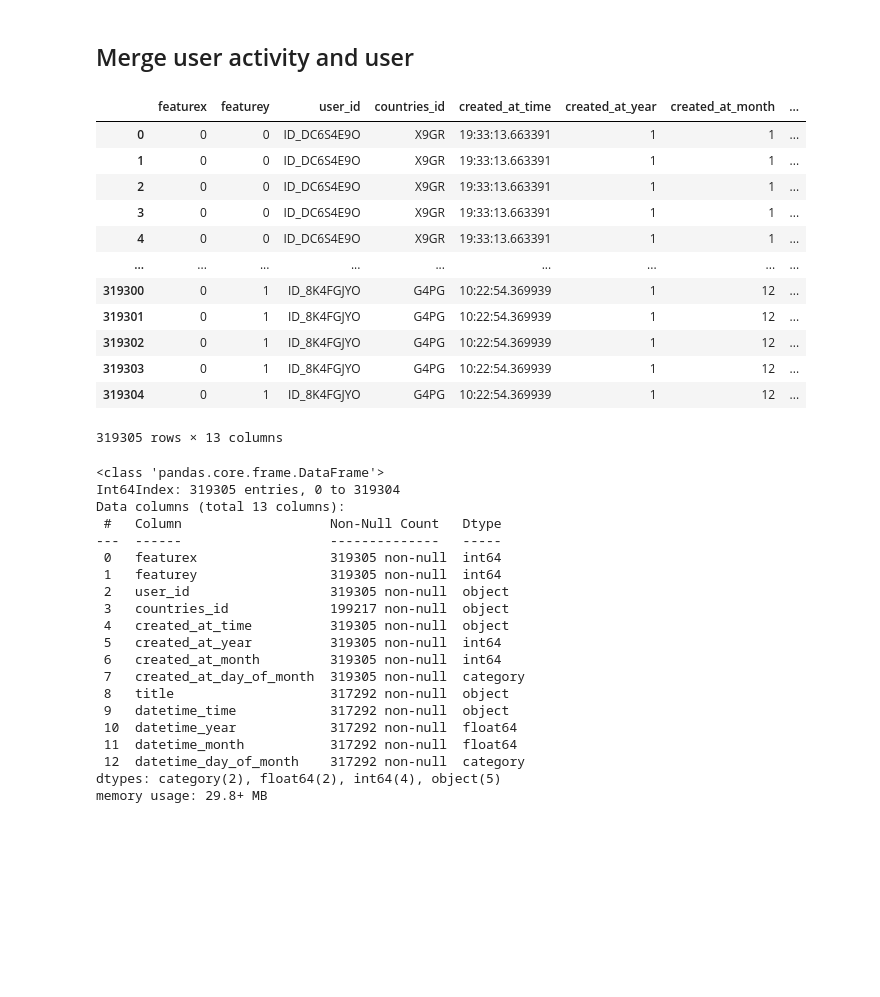
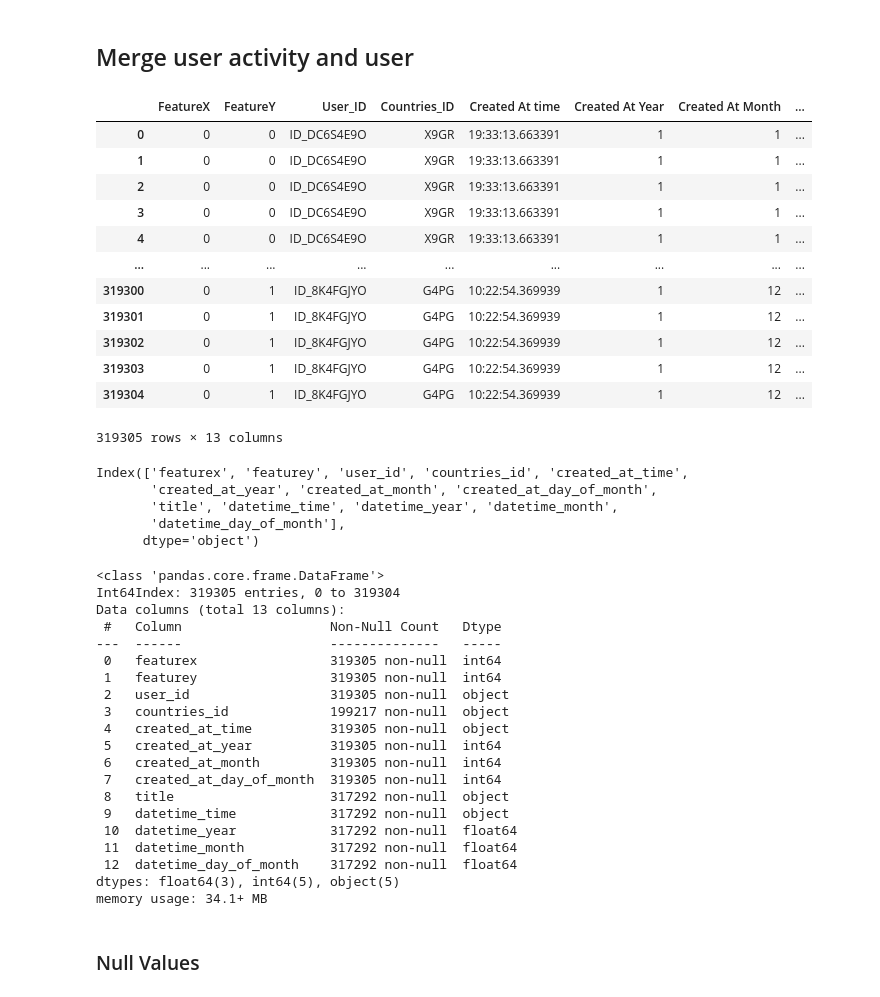
Before and after one commit to BochaberiDaisy/Zindi-New-User-Engagement-Prediction-Challenge, a Jupyter notebook: EDA.ipynb, the cells around one changed output. Drawn from its saved outputs; the diff is of its cells as text; code cells hidden in the pictures; blank space fills up the shorter version.

```diff
--- a/EDA.ipynb
+++ b/EDA.ipynb
@@ -341,10 +345,10 @@ comp=user_activity1[val]
 # %% [markdown]
 ## Merge user activity and user
 # %%
-merged_df=users1.merge(user_activity1,how='left')
+merged_df=users.merge(user_activity,how='left')
 merged_df
 # %% [output]
-|  | featurex | featurey | user_id | countries_id | created_at_time | created_at_year | created_at_month | ... |
+|  | FeatureX | FeatureY | User_ID | Countries_ID | Created At time | Created At Year | Created At Month | ... |
 | 0 | 0 | 0 | ID_DC6S4E9O | X9GR | 19:33:13.663391 | 1 | 1 | ... |
 | 1 | 0 | 0 | ID_DC6S4E9O | X9GR | 19:33:13.663391 | 1 | 1 | ... |
 | 2 | 0 | 0 | ID_DC6S4E9O | X9GR | 19:33:13.663391 | 1 | 1 | ... |
@@ -359,6 +363,14 @@ merged_df
 319305 rows × 13 columns
 # %%
 df=merged_df.copy()
+# %%
+replace(df)
+# %% [output]
+Index(['featurex', 'featurey', 'user_id', 'countries_id', 'created_at_time',
+       'created_at_year', 'created_at_month', 'created_at_day_of_month',
+       'title', 'datetime_time', 'datetime_year', 'datetime_month',
+       'datetime_day_of_month'],
+      dtype='object')
 # %%
 df.info()
 # %% [output]
@@ -374,11 +386,13 @@ Data columns (total 13 columns):
  4   created_at_time          319305 non-null  object
  5   created_at_year          319305 non-null  int64
  6   created_at_month         319305 non-null  int64
- 7   created_at_day_of_month  319305 non-null  category
+ 7   created_at_day_of_month  319305 non-null  int64
  8   title                    317292 non-null  object
  9   datetime_time            317292 non-null  object
  10  datetime_year            317292 non-null  float64
  11  datetime_month           317292 non-null  float64
- 12  datetime_day_of_month    317292 non-null  category
-dtypes: category(2), float64(2), int64(4), object(5)
-memory usage: 29.8+ MB
+ 12  datetime_day_of_month    317292 non-null  float64
+dtypes: float64(3), int64(5), object(5)
+memory usage: 34.1+ MB
+# %% [markdown]
+### Null Values
```
Also changed, not shown: parts of 17 cells of this notebook.
